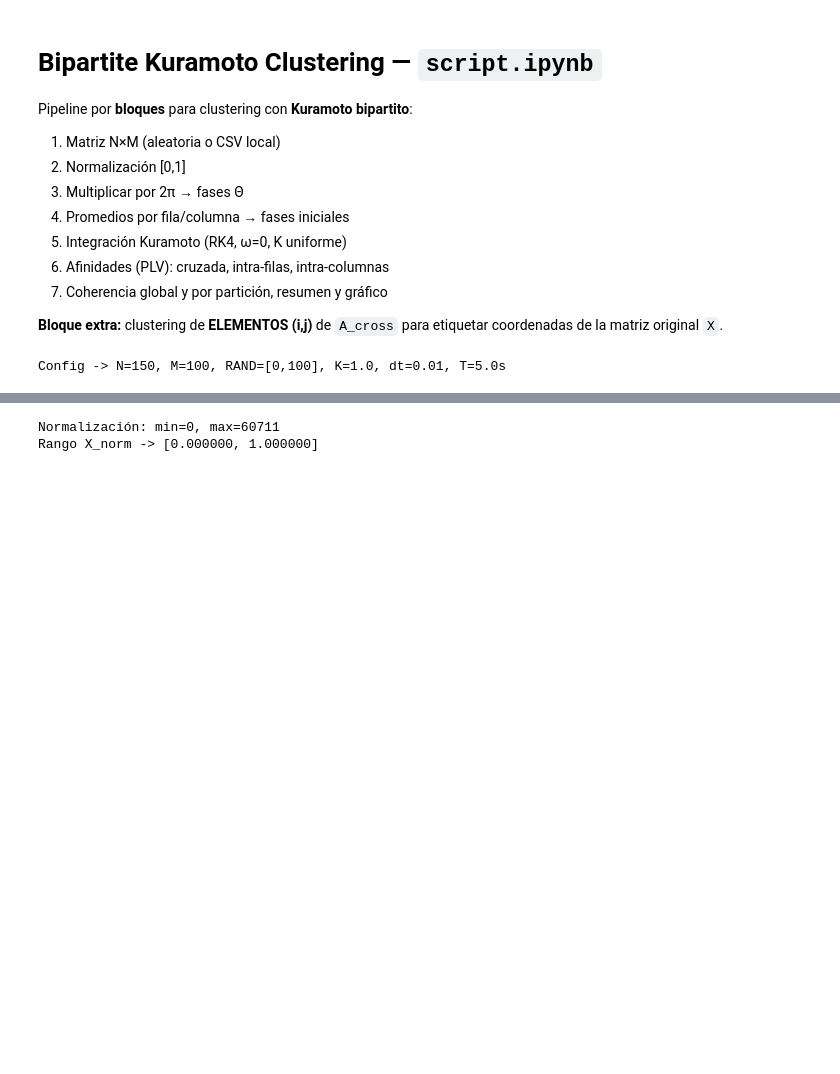
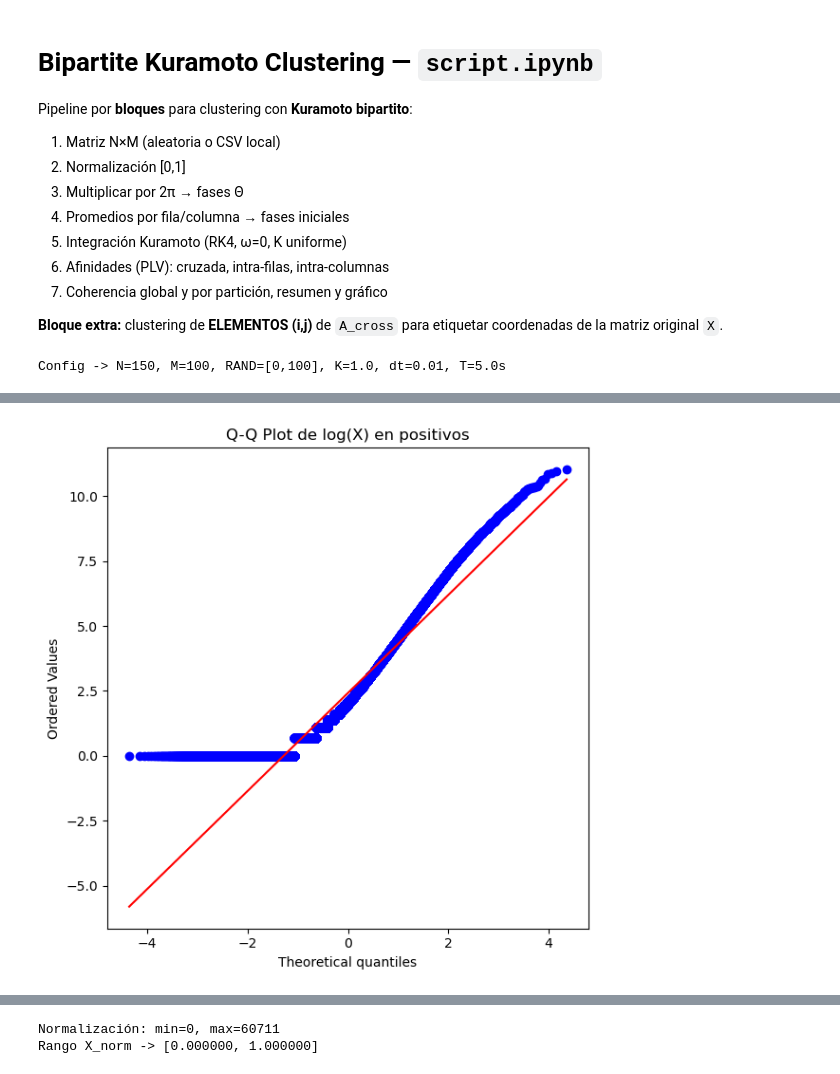
Before and after one commit to pudin2/Biostatistical_Toolkit, a Jupyter notebook: Kuramoto_bipartito_kmeans.ipynb, the cells around one changed output, grey strips where cells are left out. Saved outputs shown, nothing was run; the diff lists cells and outputs as text; code cells hidden in the pictures; blank space fills up the shorter version.

```diff
--- a/Kuramoto_bipartito_kmeans.ipynb
+++ b/Kuramoto_bipartito_kmeans.ipynb
@@ -500,0 +466,30 @@ Comparación TOTAL (hurdle: incluye masa en cero + positivos):
+# %%
+import numpy as np
+import matplotlib.pyplot as plt
+from scipy.stats import probplot
+
+# --- Datos (mismo criterio que tu bloque) ---
+X_arr = np.asarray(X, dtype=float)
+valores = X_arr.flatten()
+valores_pos = valores[valores > 0]
+npos = len(valores_pos)
+
+if npos == 0:
+    raise ValueError("No hay valores positivos para hacer Q-Q plot de log(X).")
+
+# --- Muestra (igual que tu bloque) ---
+rng = np.random.default_rng(42)
+sample_size = min(npos, 5000)
+muestra = rng.choice(valores_pos, size=sample_size, replace=False)
+
+# --- Transformación para lognormalidad ---
+log_vals = np.log(valores_pos)
+
+# --- Q-Q plot usando librería (scipy) ---
+fig = plt.figure(figsize=(6, 6))
+probplot(log_vals, dist="norm", plot=plt)
+plt.title("Q-Q Plot de log(X) en positivos")
+plt.tight_layout()
+plt.show()
+# %% [output]
+[figure, added]
```
Also changed, not shown: parts of 17 cells of this notebook, 3 other files.
